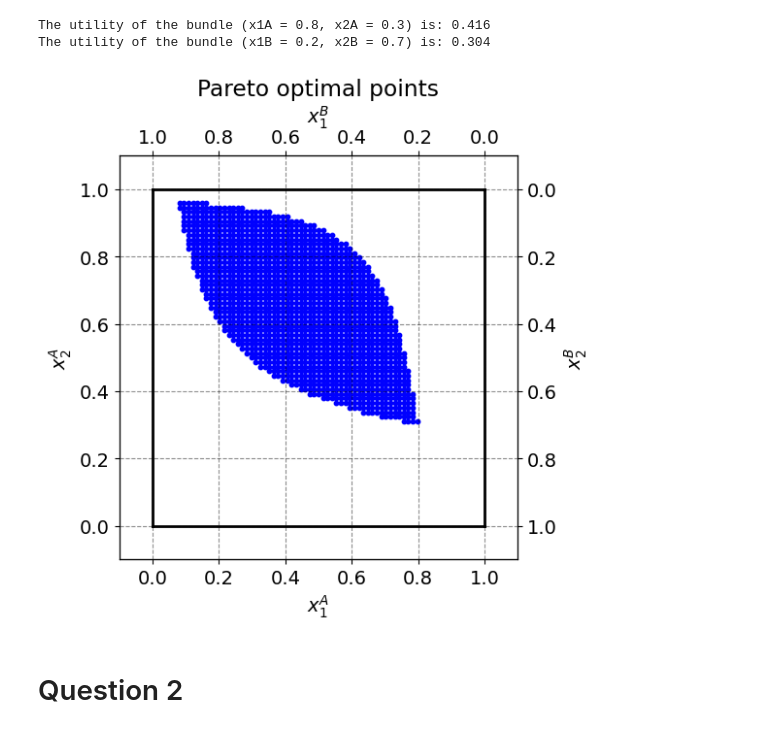
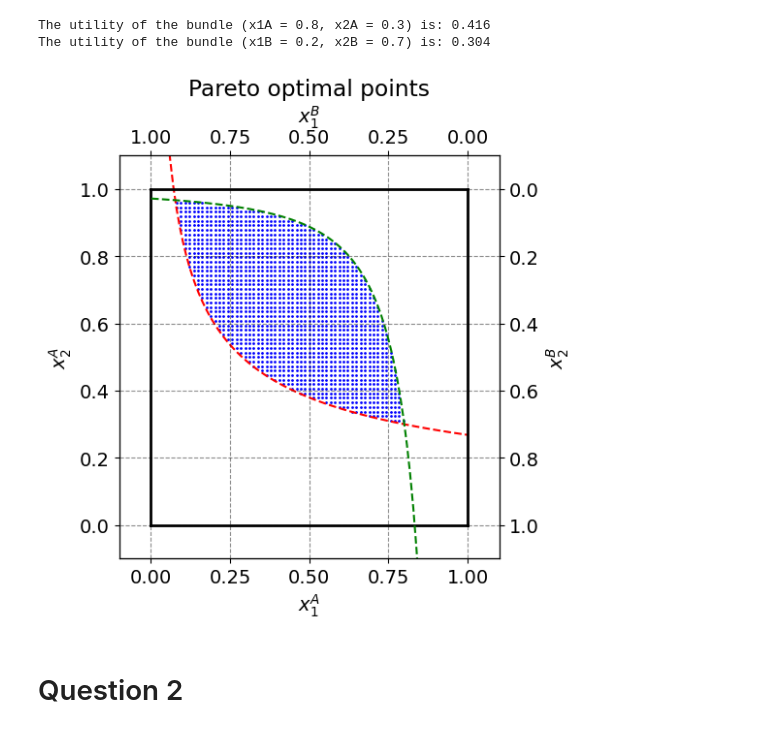
Before and after one commit to NumEconCopenhagen/projects-2024-anne-sofie-ida-anna-livia, a Jupyter notebook: inauguralproject/inauguralproject.ipynb, the cells around one changed output. Cells and saved outputs as stored; diff of their text form; code cells hidden in the pictures.

```diff
--- a/inauguralproject/inauguralproject.ipynb
+++ b/inauguralproject/inauguralproject.ipynb
@@ -74,6 +71,7 @@ for x1A in x1A_val:
 The utility of the bundle (x1A = 0.8, x2A = 0.3) is: 0.416
 The utility of the bundle (x1B = 0.2, x2B = 0.7) is: 0.304
 # %%
+import numpy as np
 #plot edgeworth box
 C = np.array(C)
 
@@ -91,38 +89,58 @@ ax1.set_ylabel("$x_2^A$")
 temp = ax1.twinx()
 temp.set_ylabel("$x_2^B$")
 ax2 = temp.twiny()
 ax2.set_xlabel("$x_1^B$")
 
 
 # a. plot the pareto set
-ax1.scatter(C[:, 0], C[:, 1], s=10, color='blue')
+ax1.scatter(C[:, 0], C[:, 1], s=1, color='blue')
+
+# b. plot indifference curves
+
+# i. utilty of initial endowment and base
+u0=economy.utility_A(par.w1A, par.w2A)
+
+# ii. create loop for x1a values
+A = np.linspace(1e-8, w1bar, 100)
+B = (u0 / A**(par.alpha))**(1/(1-par.alpha))
+
+# iii. plot curve
+ax1.plot(A, B, 'r--', label=f'Indifference curve for A at U={u0:3f}')
+
+# iv. same for agent B
+u1=economy.utility_B(par.w1B, par.w2B)
+
+# v. create loop
+A1 = np.linspace(1e-8, w1bar, 100)
+B1 = (u1 / A1**(par.beta))**(1/(1-par.beta))
+
+# vi. plot curve
+ax2.plot(A1, B1, 'g--', label=f'Indifference curve for B at U={u1:3f}')
 
 # c. create title
 plt.title('Pareto optimal points')
 # d. enable grid for primary axes
 ax1.grid(True)
 plt.tight_layout()
 
 # limits
 ax1.plot([0,w1bar],[0,0],lw=2,color='black')
 ax1.plot([0,w1bar],[w2bar,w2bar],lw=2,color='black')
 ax1.plot([0,0],[0,w2bar],lw=2,color='black')
 ax1.plot([w1bar,w1bar],[0,w2bar],lw=2,color='black')
 
 ax1.set_xlim([-0.1, w1bar + 0.1])
 ax1.set_ylim([-0.1, w2bar + 0.1])
 ax2.set_xlim([w1bar + 0.1, -0.1])
 ax2.set_ylim([w2bar + 0.1, -0.1])
 
-#ax1.legend(frameon=True,loc='lower right',bbox_to_anchor=(1.6,1.0));
+#ax2.legend(frameon=True,loc='lower right',bbox_to_anchor=(1.6,1.0));
 
 plt.show()
 
-#få grid til at være aligned og pænt
-#evt. tilføje indifferenskurver... hvordan?
 #måske også få denne ind i py-filen
 # %% [output]
-[figure, old version]
+[figure, new version]
 # %% [markdown]
 # Question 2
 # %% [markdown]
```
Also changed, not shown: parts of 4 cells of this notebook.
